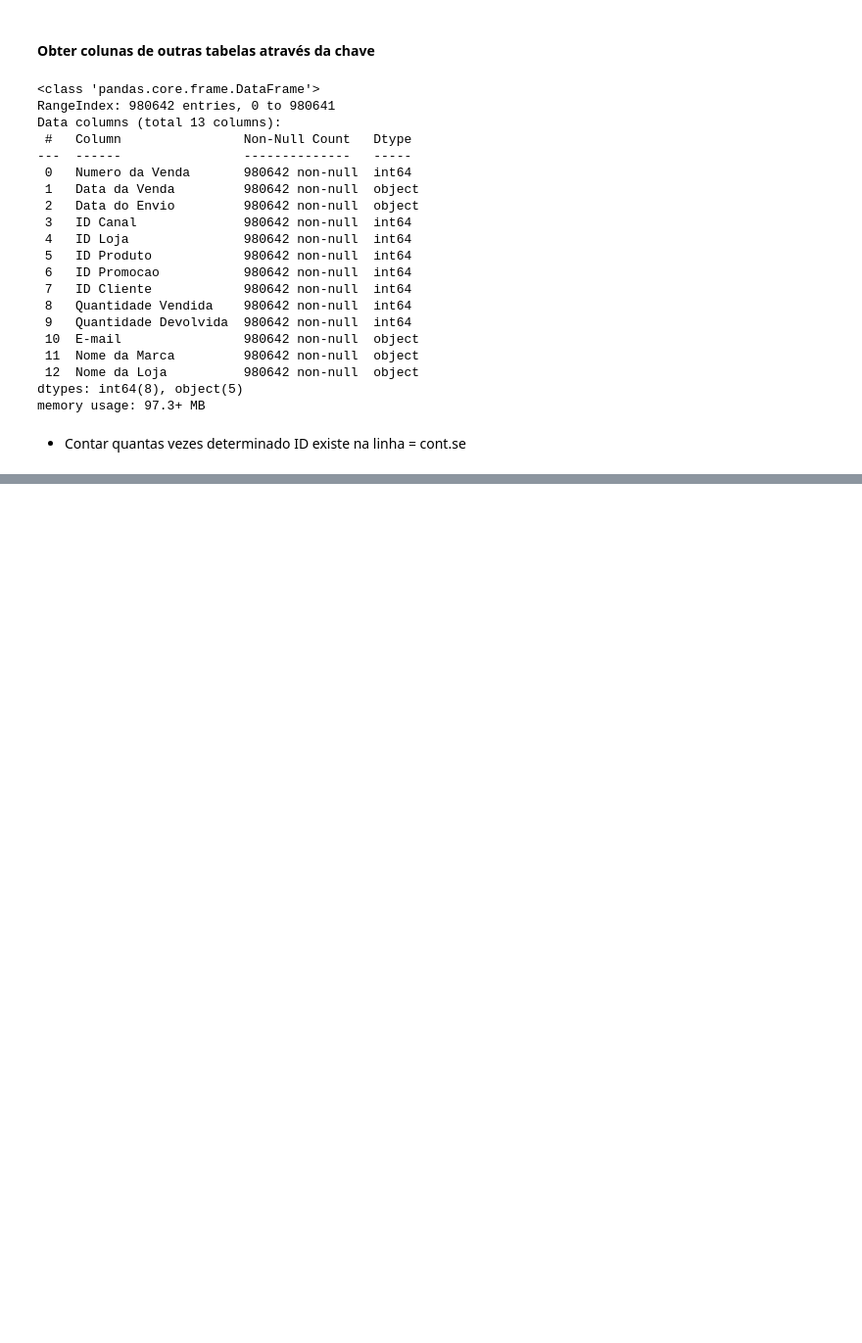
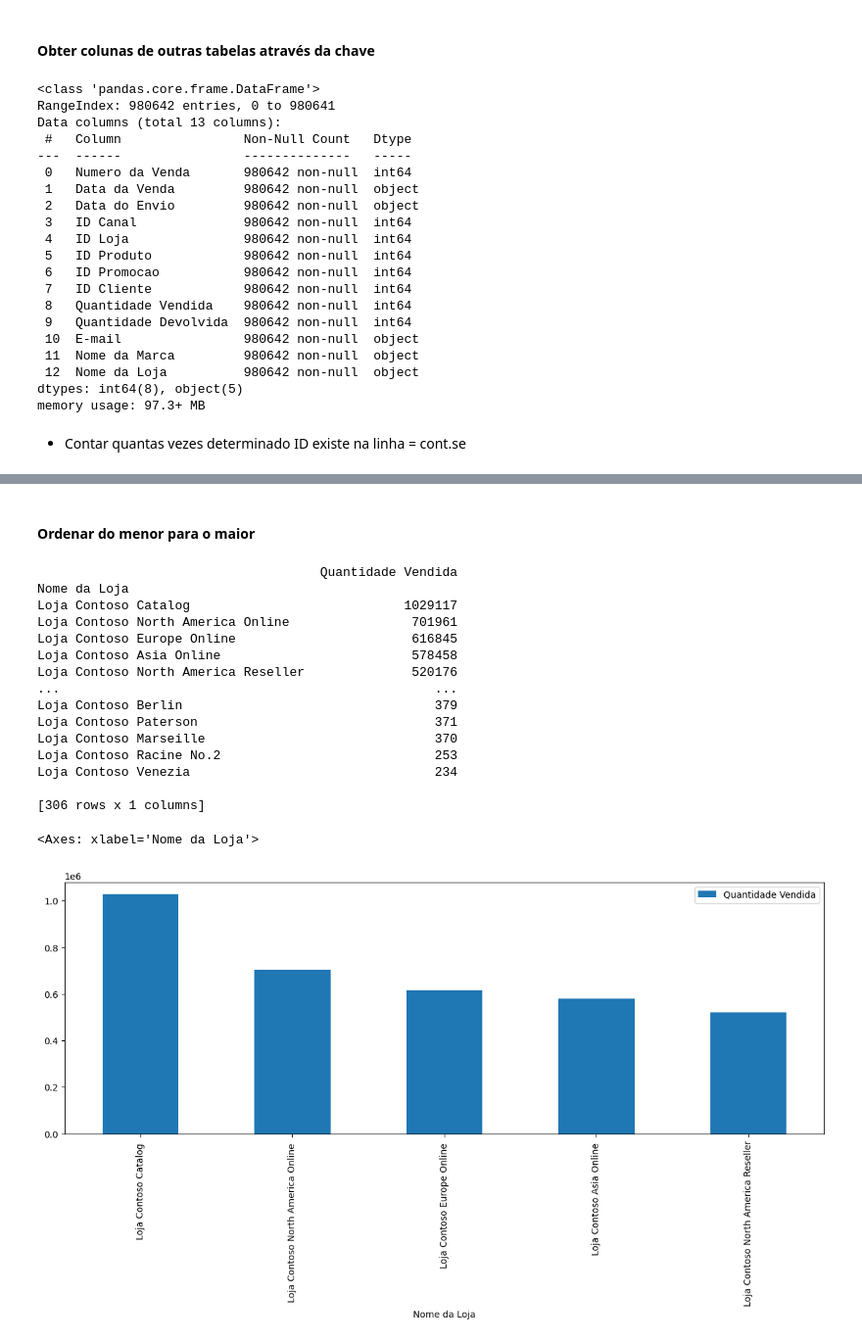
Before and after one commit to WalexLima/Python_Hashtag, a Jupyter notebook: 08-Biblioteca_py/04-Pandas/pandas.ipynb, the cells around one changed output, grey strips where cells are left out. Shown at 98% size. Drawn from its saved outputs; the diff is of its cells as text; code cells hidden in the pictures; blank space fills up the shorter version.

```diff
--- a/08-Biblioteca_py/04-Pandas/pandas.ipynb
+++ b/08-Biblioteca_py/04-Pandas/pandas.ipynb
@@ -190,0 +196,4 @@ Name: count, Length: 38907, dtype: int64
+# %%
+vendas_lojas = vendas_df.groupby('Nome da Loja').sum()
+vendas_lojas = vendas_lojas[['Quantidade Vendida']]
+display(vendas_lojas)
@@ -190,0 +215,24 @@ Name: count, Length: 38907, dtype: int64
+# %% [markdown]
+#### Ordenar do menor para o maior
+# %%
+vendas_lojas = vendas_lojas.sort_values('Quantidade Vendida', ascending = False)
+print(vendas_lojas)
+vendas_lojas[:5].plot(figsize=(15, 5), kind='bar')
+# %% [output]
+                                     Quantidade Vendida
+Nome da Loja
+Loja Contoso Catalog                            1029117
+Loja Contoso North America Online                701961
+Loja Contoso Europe Online                       616845
+Loja Contoso Asia Online                         578458
+Loja Contoso North America Reseller              520176
+...                                                 ...
+Loja Contoso Berlin                                 379
+Loja Contoso Paterson                               371
+Loja Contoso Marseille                              370
+Loja Contoso Racine No.2                            253
+Loja Contoso Venezia                                234
+
+[306 rows x 1 columns]
+<Axes: xlabel='Nome da Loja'>
+[figure, added]
```
Also changed, not shown: parts of 11 cells of this notebook.
